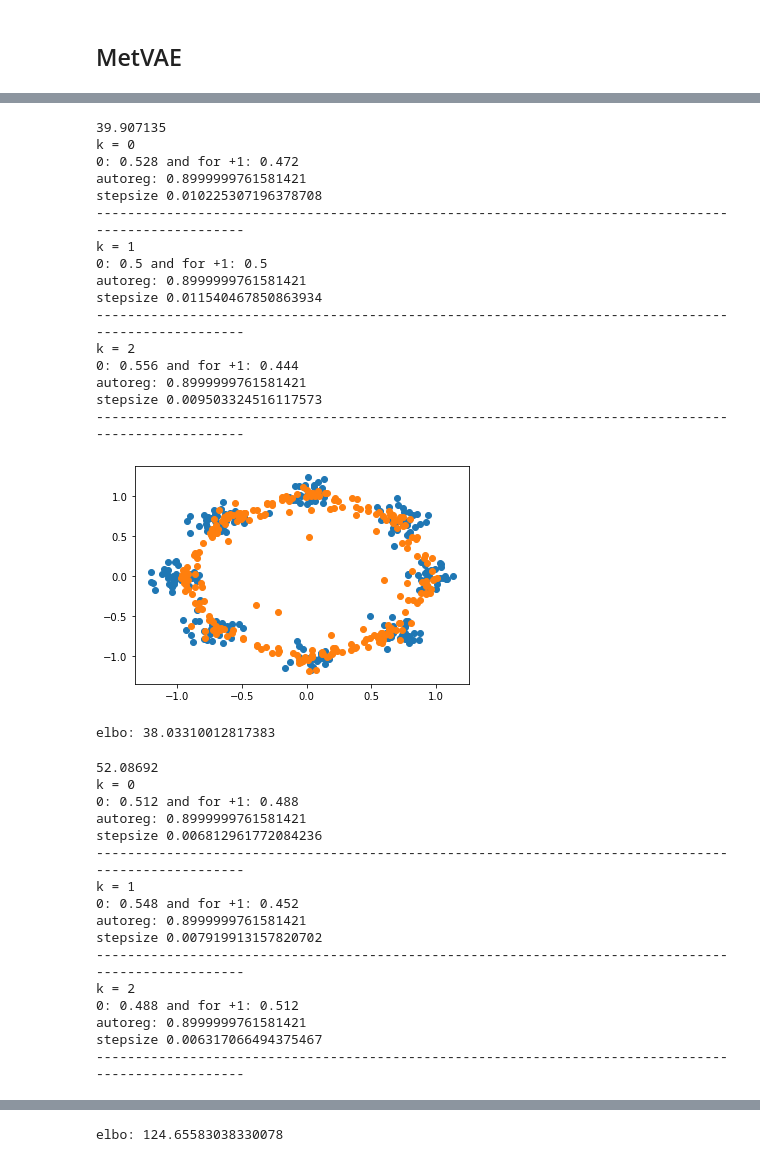
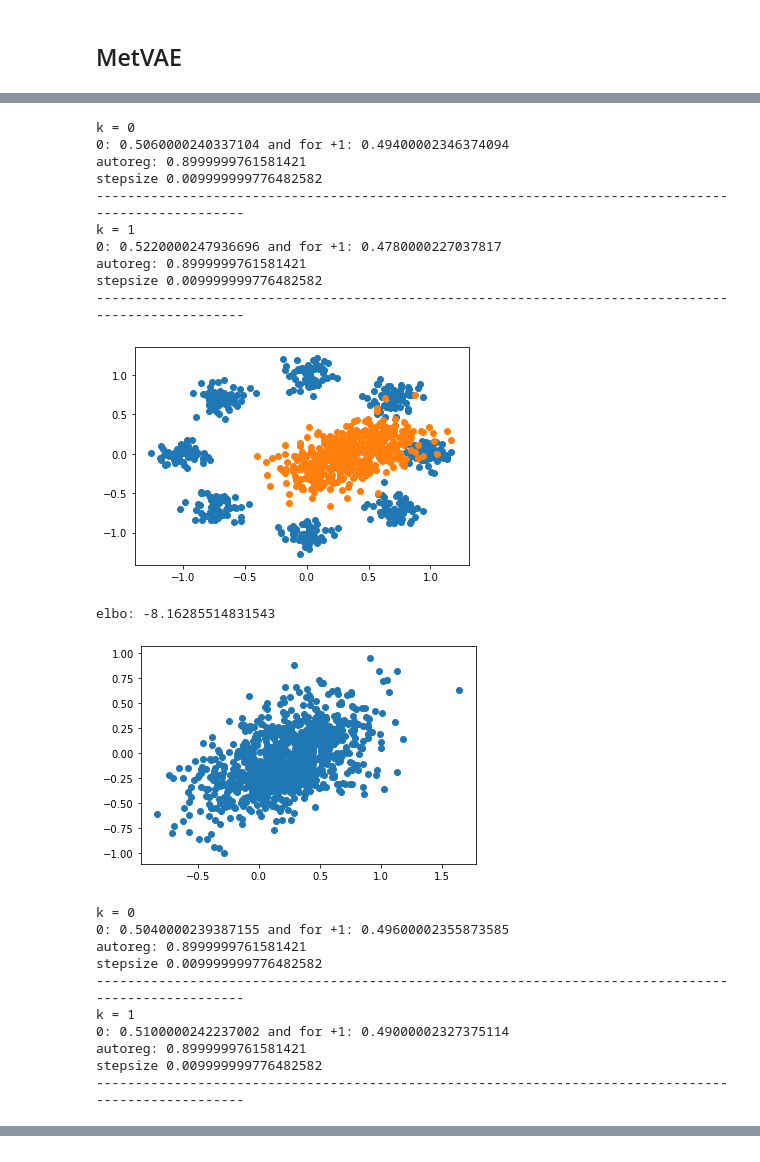
Before and after one commit to nkotelevskii/hmc, a Jupyter notebook: recommender/8_gmm.ipynb, the cells around one changed output, grey strips where cells are left out. Cells and saved outputs as stored; diff of their text form; code cells hidden in the pictures.

```diff
--- a/recommender/8_gmm.ipynb
+++ b/recommender/8_gmm.ipynb
@@ -73,6 +69,6 @@ class Decoder_vae(nn.Module):
 # %%
 # GMM with arbitraty many components
-comp_1 = 1
+comp_1 = 1.
 comp_2 = 0.7
 args['num_gauss'] = 8
 args['p_gaussians'] = [torch.tensor(1. / args['num_gauss'], device=args.device, dtype=args.torchType)] * args['num_gauss']
@@ -145,24 +159,27 @@ elbo: -1.005211591720581
 # %% [markdown]
 ## MetVAE
 # %%
+args.n_epoches = 20001
+print_info_ = 2000
+
 args.torchType = torch.float32
 
 args.annealing = False
-args.learnable_reverse = True
-args.learntransitions = True
+args.learnable_reverse = False
+args.learntransitions = False
 
 ## Transition parameters (only for our vae)
 if args.learntransitions:
     args.gamma = 0.1
     # args.alpha = 0.5
 else:
-    args.gamma = 0.005  # Stepsize
+    args.gamma = 0.01  # Stepsize
 args.alpha = 0.9  #0.5  # For partial momentum refresh
 args.use_barker = True
 args.use_partialref = True
 
-args.K = 3
-args.N = 1
+args.K = 2
+args.N = 2
 args.z_dim = z_dim
 
 args.lrenc = 1e-3
@@ -193,7 +210,7 @@ class Target(nn.Module):
         log_density - log p(x, z)
         """
         mu_recovered = self.decoder(z)
-        log_density = torch.distributions.Normal(loc=mu_recovered, scale=torch.ones_like(mu_recovered)).log_prob(batch_train).sum(1) + self.prior.log_prob(z).sum(1)
+        log_density = torch.distributions.Normal(loc=mu_recovered, scale=torch.ones_like(mu_recovered)).log_prob(x).sum(1) + self.prior.log_prob(z).sum(1)
         return log_density
 # %%
 class Multi_our_VAE(nn.Module):
@@ -273,5 +286,5 @@ class Multi_our_VAE(nn.Module):
 # %%
-model = Multi_our_VAE(encoder=Encoder_vae, decoder=Decoder_vae, args=args)
+model = Multi_our_VAE(encoder=Encoder_vae, decoder=Decoder_vae, args=args).to(args.device)
 # %% [output]
 Encoder_vae(
   (h1): Linear(in_features=2, out_features=64, bias=True)
@@ -324,70 +335,64 @@ for epoch in tqdm(range(args.n_epoches)):
         else:
             anneal = args.anneal_cap
 
-        logits, log_q, log_priors, log_r, sum_log_alpha, directions = model(batch_train)
+        mu_recovered, log_q, log_aux, log_priors, log_r, sum_log_alpha, directions = model(batch_train)
+#         pdb.set_trace()
+        # loglikelihood part
+        log_p = torch.distributions.Normal(loc=mu_recovered, scale=torch.ones_like(mu_recovered)).log_prob(batch_train)
+        log_joint = log_p.mean() + log_priors.mean()
+        # compute objective
+        KLD = log_q.mean() + log_aux.mean() - log_r
+        elbo_full = log_joint - anneal * KLD
 
-        # loglikelihood part
-        log_softmax_var = nn.LogSoftmax(dim=-1)(logits)
-        log_p = torch.mean(torch.sum(log_softmax_var * batch_train, dim=1))
-
-        # compute objective
-        elbo_full = log_p + (log_priors + log_r - log_q) * anneal
-        grad_elbo = torch.mean(elbo_full + elbo_full.detach() * sum_log_alpha)
+        grad_elbo = elbo_full + elbo_full.detach() * torch.mean(sum_log_alpha)
         (-grad_elbo).backward()
 
         optimizer.step()
         optimizer.zero_grad()
 
-#         pdb.set_trace()
+        #         pdb.set_trace()
         if (bnum % 200 == 0) and (epoch % print_info_ == 0):
-            print(elbo_full.cpu().detach().mean().numpy())
             for k in range(args.K):
                 print('k =', k)
                 print('0: {} and for +1: {}'.format((directions[:, k] == 0.).to(float).mean(), (directions[:, k] == 1.).to(float).mean()))
                 print('autoreg:', torch.sigmoid(model.transitions[k].alpha_logit.detach()).item())
                 print('stepsize', torch.exp(model.transitions[k].gamma.detach()).item())
                 print('-' * 100)
 
         update_count += 1
     if np.isnan(elbo_full.cpu().detach().mean().numpy()):
         break
     if epoch % print_info_ == 0:
         plt.scatter(batch_train.cpu().detach().numpy()[:, 0], batch_train.cpu().detach().numpy()[:, 1])
         plt.scatter(mu_recovered.cpu().detach().numpy()[:, 0], mu_recovered.cpu().detach().numpy()[:, 1])
-        plt.show()
+        plt.show();
         print('elbo:', elbo_full.cpu().detach().mean().item())
+
+        z = np.random.randn(1000, 32).astype(np.float32)
+        ds = model.target.decoder(torch.tensor(z, device=args.device)).cpu().detach().numpy()
+        plt.scatter(ds[:, 0], ds[:, 1])
+        plt.show();
 # %% [output]
-39.907135
 k = 0
-0: 0.528 and for +1: 0.472
+0: 0.5060000240337104 and for +1: 0.49400002346374094
 autoreg: 0.8999999761581421
-stepsize 0.010225307196378708
+stepsize 0.009999999776482582
 ----------------------------------------------------------------------------------------------------
 k = 1
-0: 0.5 and for +1: 0.5
+0: 0.5220000247936696 and for +1: 0.4780000227037817
 autoreg: 0.8999999761581421
-stepsize 0.011540467850863934
+stepsize 0.009999999776482582
 ----------------------------------------------------------------------------------------------------
-k = 2
-0: 0.556 and for +1: 0.444
-autoreg: 0.8999999761581421
-stepsize 0.009503324516117573
-----------------------------------------------------------------------------------------------------
-[figure, old version]
+[figure, new version]
-elbo: 38.03310012817383
+elbo: -8.16285514831543
+[figure, new version]
-52.08692
 k = 0
-0: 0.512 and for +1: 0.488
+0: 0.5040000239387155 and for +1: 0.49600002355873585
 autoreg: 0.8999999761581421
-stepsize 0.006812961772084236
+stepsize 0.009999999776482582
 ----------------------------------------------------------------------------------------------------
 k = 1
-0: 0.548 and for +1: 0.452
+0: 0.5100000242237002 and for +1: 0.49000002327375114
 autoreg: 0.8999999761581421
-stepsize 0.007919913157820702
+stepsize 0.009999999776482582
 ----------------------------------------------------------------------------------------------------
-k = 2
-0: 0.488 and for +1: 0.512
-autoreg: 0.8999999761581421
-stepsize 0.006317066494375467
-----------------------------------------------------------------------------------------------------
@@ -431 +415,0 @@ stepsize 0.00286052655428648
-elbo: 124.65583038330078
```
Also changed, not shown: parts of 27 cells of this notebook, 52 other files.
